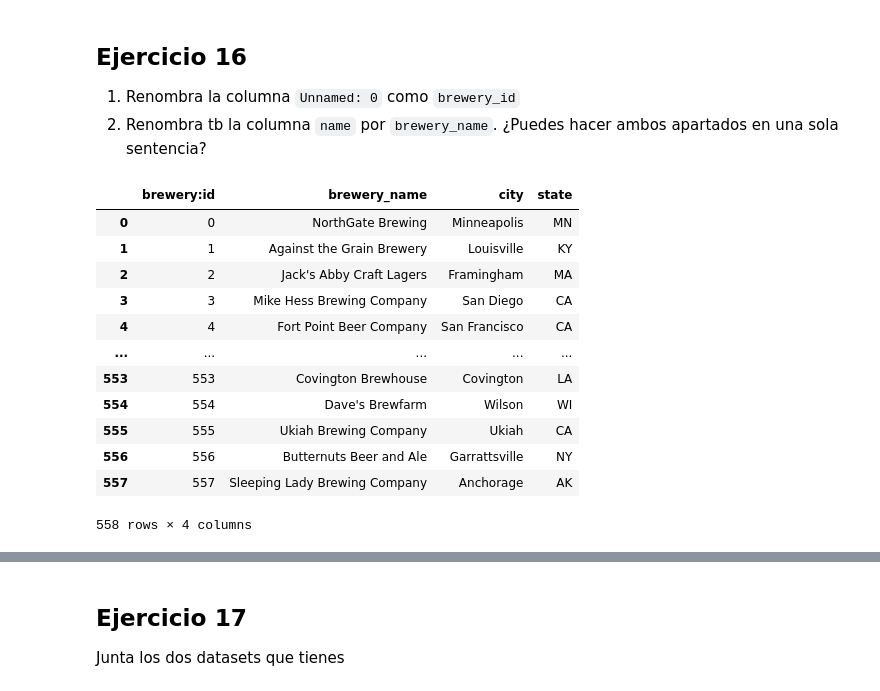
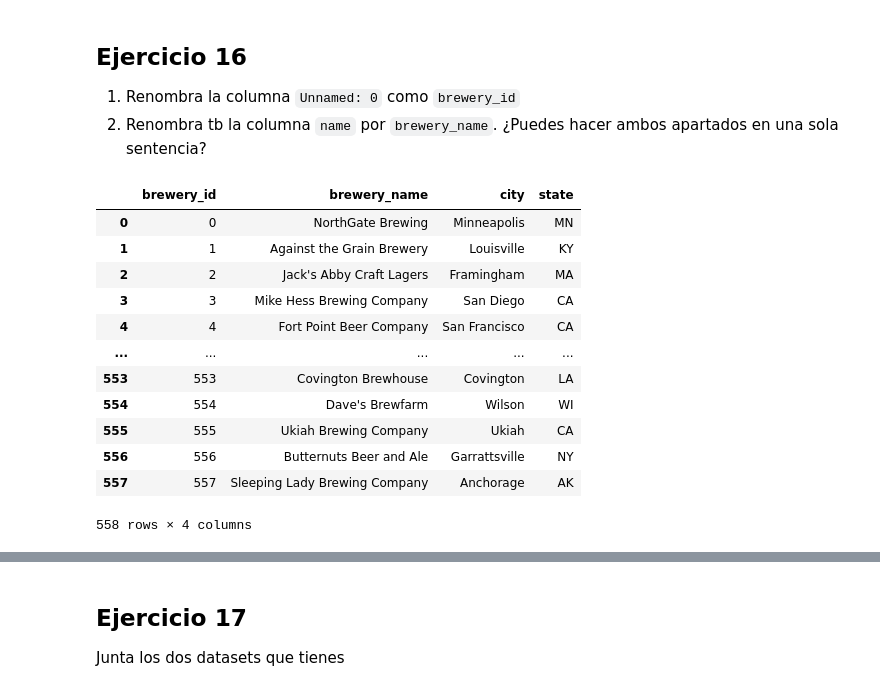
Before and after one commit to SoniaCobPac/the_bridge_bootcamp, a Jupyter notebook: week4_EDA_np_pd_json_apis_regex/day5_matplotlib_I_api/exercises/pandas/Beers/Beers.ipynb, the cells around one changed output, grey strips where cells are left out. Cells and saved outputs as stored; diff of their text form; code cells hidden in the pictures.

```diff
--- a/week4_EDA_np_pd_json_apis_regex/day5_matplotlib_I_api/exercises/pandas/Beers/Beers.ipynb
+++ b/week4_EDA_np_pd_json_apis_regex/day5_matplotlib_I_api/exercises/pandas/Beers/Beers.ipynb
@@ -332,10 +332,10 @@ breweries
 1. Renombra la columna `Unnamed: 0` como `brewery_id`
 2. Renombra tb la columna `name` por `brewery_name`. ¿Puedes hacer ambos apartados en una sola sentencia?
 # %%
-breweries = breweries.rename(columns = {"Unnamed: 0": "brewery:id", "name": "brewery_name"})
+breweries = breweries.rename(columns = {"Unnamed: 0": "brewery_id", "name": "brewery_name"})
 breweries
 # %% [output]
-|  | brewery:id | brewery_name | city | state |
+|  | brewery_id | brewery_name | city | state |
 | 0 | 0 | NorthGate Brewing | Minneapolis | MN |
 | 1 | 1 | Against the Grain Brewery | Louisville | KY |
 | 2 | 2 | Jack's Abby Craft Lagers | Framingham | MA |
```
Also changed, not shown: parts of 10 cells of this notebook, 24 other files.
